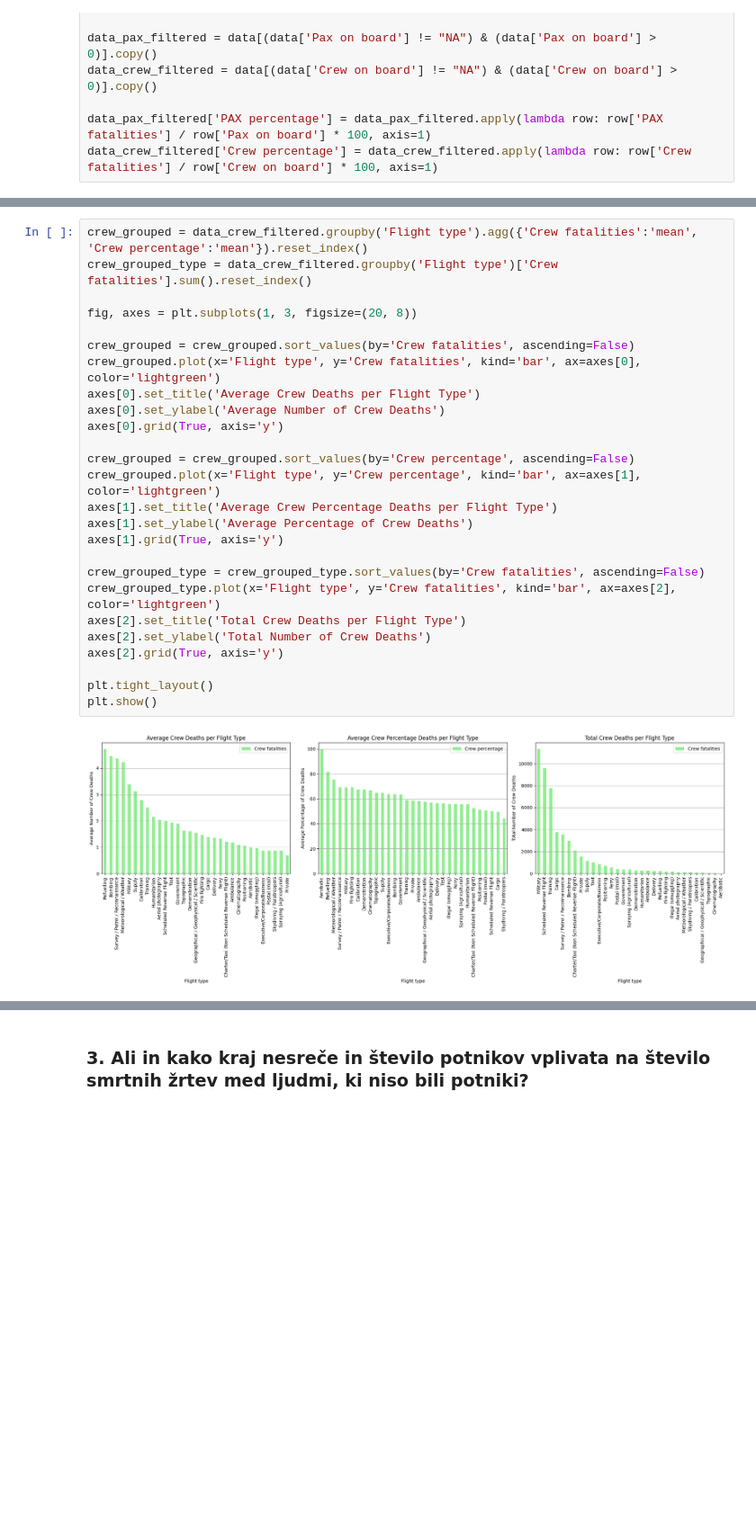
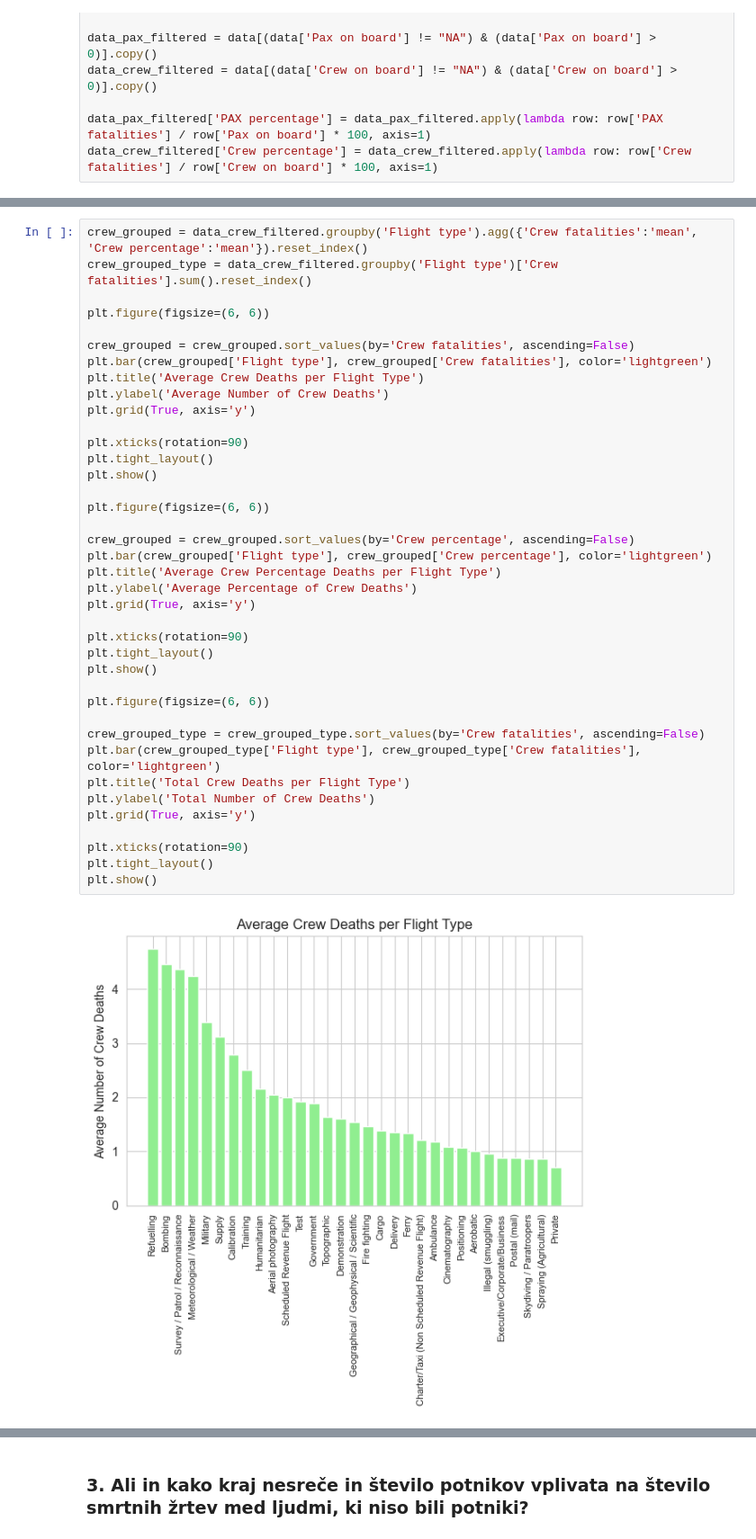
Before and after one commit to NikUlj/PR24NUJRSLSTKKM, a Jupyter notebook: PR24NUJRSLSTKKM.ipynb, the cells around one changed output, grey strips where cells are left out. Shown at 90% size. Saved outputs shown, nothing was run; the diff lists cells and outputs as text; blank space fills up the shorter version.

```diff
--- a/PR24NUJRSLSTKKM.ipynb
+++ b/PR24NUJRSLSTKKM.ipynb
@@ -227,28 +239,41 @@ plt.show()
 # %%
 crew_grouped = data_crew_filtered.groupby('Flight type').agg({'Crew fatalities':'mean', 'Crew percentage':'mean'}).reset_index()
 crew_grouped_type = data_crew_filtered.groupby('Flight type')['Crew fatalities'].sum().reset_index()
 
-fig, axes = plt.subplots(1, 3, figsize=(20, 8))
+plt.figure(figsize=(6, 6))
 
 crew_grouped = crew_grouped.sort_values(by='Crew fatalities', ascending=False)
-crew_grouped.plot(x='Flight type', y='Crew fatalities', kind='bar', ax=axes[0], color='lightgreen')
-axes[0].set_title('Average Crew Deaths per Flight Type')
-axes[0].set_ylabel('Average Number of Crew Deaths')
-axes[0].grid(True, axis='y')
+plt.bar(crew_grouped['Flight type'], crew_grouped['Crew fatalities'], color='lightgreen')
+plt.title('Average Crew Deaths per Flight Type')
+plt.ylabel('Average Number of Crew Deaths')
+plt.grid(True, axis='y')
+
+plt.xticks(rotation=90)
+plt.tight_layout()
+plt.show()
+
+plt.figure(figsize=(6, 6))
 
 crew_grouped = crew_grouped.sort_values(by='Crew percentage', ascending=False)
-crew_grouped.plot(x='Flight type', y='Crew percentage', kind='bar', ax=axes[1], color='lightgreen')
-axes[1].set_title('Average Crew Percentage Deaths per Flight Type')
-axes[1].set_ylabel('Average Percentage of Crew Deaths')
-axes[1].grid(True, axis='y')
+plt.bar(crew_grouped['Flight type'], crew_grouped['Crew percentage'], color='lightgreen')
+plt.title('Average Crew Percentage Deaths per Flight Type')
+plt.ylabel('Average Percentage of Crew Deaths')
+plt.grid(True, axis='y')
+
+plt.xticks(rotation=90)
+plt.tight_layout()
+plt.show()
+
+plt.figure(figsize=(6, 6))
 
 crew_grouped_type = crew_grouped_type.sort_values(by='Crew fatalities', ascending=False)
-crew_grouped_type.plot(x='Flight type', y='Crew fatalities', kind='bar', ax=axes[2], color='lightgreen')
-axes[2].set_title('Total Crew Deaths per Flight Type')
-axes[2].set_ylabel('Total Number of Crew Deaths')
-axes[2].grid(True, axis='y')
+plt.bar(crew_grouped_type['Flight type'], crew_grouped_type['Crew fatalities'], color='lightgreen')
+plt.title('Total Crew Deaths per Flight Type')
+plt.ylabel('Total Number of Crew Deaths')
+plt.grid(True, axis='y')
 
+plt.xticks(rotation=90)
 plt.tight_layout()
 plt.show()
 # %% [output]
-[figure, old version]
+[figure, new version]
```
Also changed, not shown: parts of 4 cells of this notebook.
